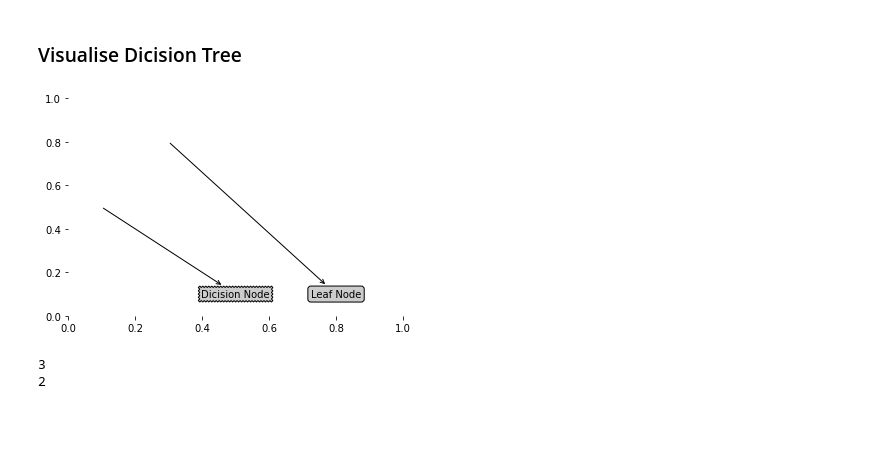
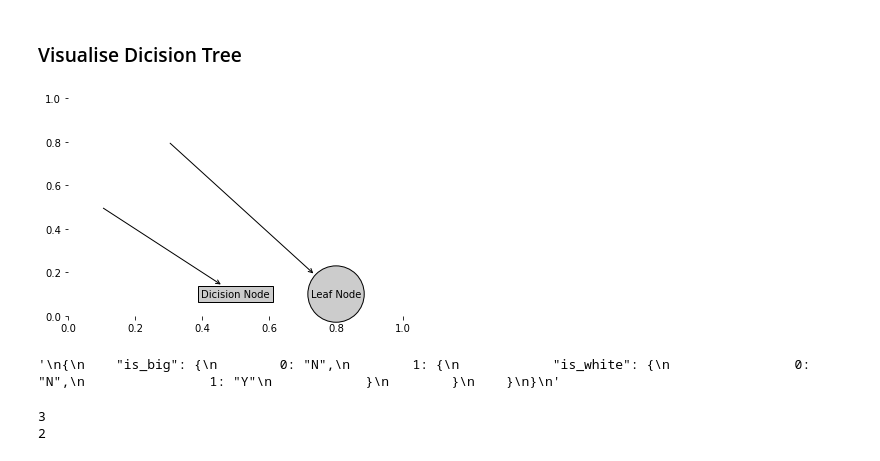
Before and after one commit to GogoingZX/jupyter_pool, a Jupyter notebook: machine_learning/classifier__decision_tree__id3.ipynb, the cells around one changed output. Saved outputs shown, nothing was run; the diff lists cells and outputs as text; code cells hidden in the pictures; blank space fills up the shorter version.

Commit message:
[UPDATE] update decision visualization part & add test and save part

```diff
--- a/machine_learning/classifier__decision_tree__id3.ipynb
+++ b/machine_learning/classifier__decision_tree__id3.ipynb
@@ -204,62 +209,61 @@ create_decision_tree__id3(dataset, feature_name_list)
 # %% [markdown]
 ### Visualise Dicision Tree
 # %%
-import matplotlib.pyplot as plt
-
 decision_node_args = {
-    "boxstyle": "sawtooth",
+    "boxstyle": "square", # "sawtooth",
     "fc": "0.8"
 }
 leaf_node_args = {
-    "boxstyle": "round",
+    "boxstyle": "circle", # "round",
     "fc": "0.8"
 }
 # https://matplotlib.org/stable/tutorials/text/annotations.html
-arrow_args = {"arrowstyle": "<-"}
+arrow_args = {"arrowstyle": "<-"} # reversed arrow !!!
 
 
 def plot_node(
     node_text,
     node_type,
-    center_point,
-    parent_point
+    point_position,
+    text_position
 ):
     create_plot.ax1.annotate(
         node_text,
-        xy=parent_point,
+        xy=point_position,          # The point (x, y) to annotate
         xycoords="axes fraction",
-        xytext=center_point,
+        xytext=text_position,       # The position (x, y) to place the text at
         textcoords="axes fraction",
         va="center",
         ha="center",
         bbox=node_type,
         arrowprops=arrow_args
+            # The properties used to draw a FancyArrowPatch arrow between the positions xy and xytext
+            # https://matplotlib.org/stable/api/_as_gen/matplotlib.pyplot.annotate.html
     )
-    # https://matplotlib.org/stable/api/_as_gen/matplotlib.pyplot.annotate.html
 
 
 def create_plot():
     fig = plt.figure(num=1, facecolor="white") # background color = white
     fig.clf() # clear
     create_plot.ax1 = plt.subplot(111, frameon=False)
     plot_node(
         node_text="Dicision Node",
         node_type=decision_node_args,
-        center_point=(0.5, 0.1),
-        parent_point=(0.1, 0.5)
+        point_position=(0.1, 0.5),
+        text_position=(0.5, 0.1)
     )
     plot_node(
         node_text="Leaf Node",
         node_type=leaf_node_args,
-        center_point=(0.8, 0.1),
-        parent_point=(0.3, 0.8)
+        point_position=(0.3, 0.8),
+        text_position=(0.8, 0.1)
     )
     plt.show()
 
 
 create_plot()
 # %% [output]
-[figure, old version]
+[figure, new version]
 # %%
 """
 {
@@ -274,7 +278,7 @@ create_plot()
     }
 }
 """
-tree_dict = {'is_big': {0: 'N', 1: {'is_white': {0: 'N', 1: 'Y'}}}}
+# tree_dict = {'is_big': {0: 'N', 1: {'is_white': {0: 'N', 1: 'Y'}}}}
 
 def get_leaf_qty(tree_dict):
     leaf_qty = 0
@@ -288,7 +292,7 @@ def get_leaf_qty(tree_dict):
 
     return leaf_qty
 
-print(get_leaf_qty(tree_dict))
+print(get_leaf_qty(decision_tree__id3))
 
 
 def get_tree_depth(tree_dict):
@@ -306,7 +310,8 @@ def get_tree_depth(tree_dict):
 
     return max_depth
 
-print(get_tree_depth(tree_dict))
+print(get_tree_depth(decision_tree__id3))
 # %% [output]
-3
-2
+'\n{\n    "is_big": {\n        0: "N",\n        1: {\n            "is_white": {\n                0: "N",\n                1: "Y"\n            }\n        }\n    }\n}\n'
+3
+2
```
Also changed, not shown: parts of 11 cells of this notebook.
